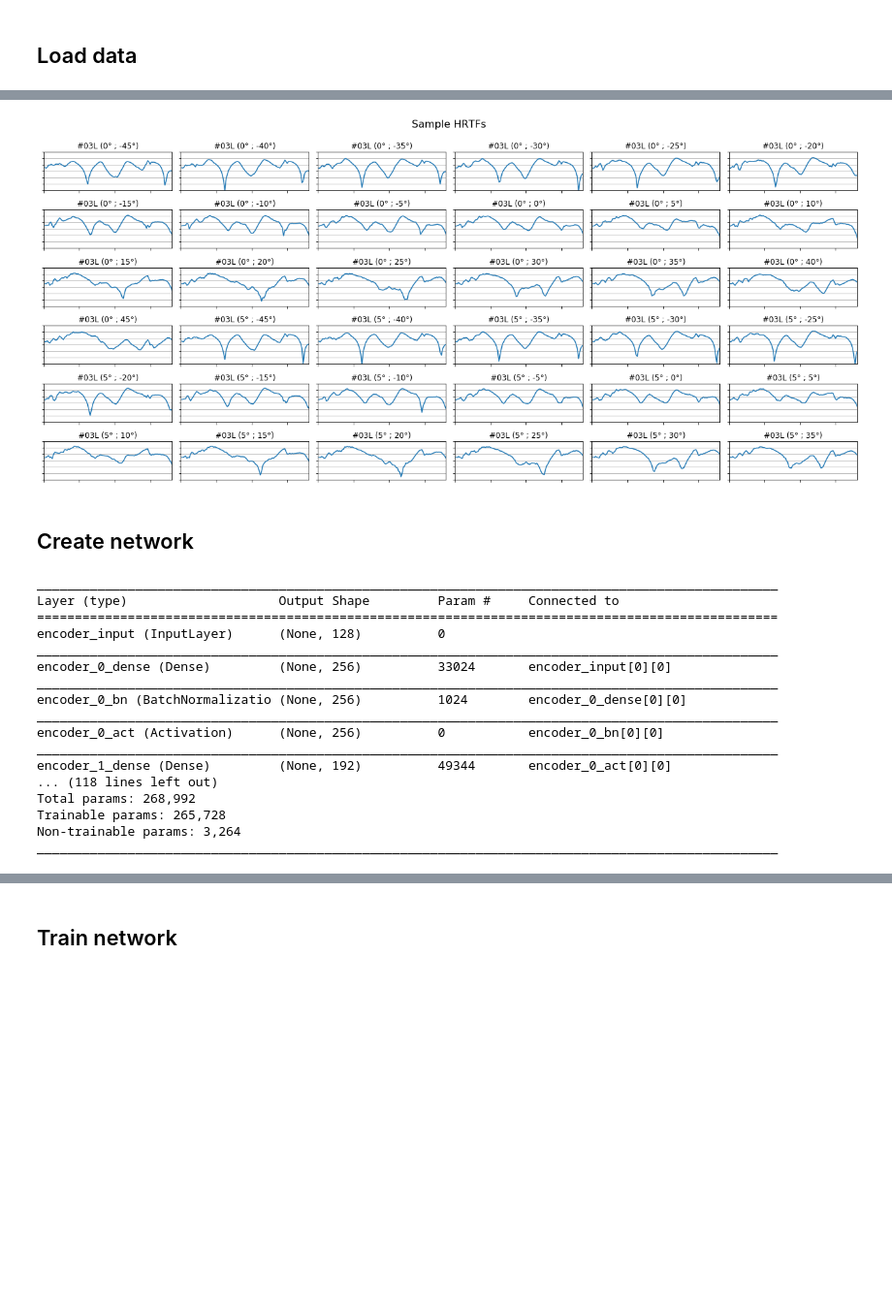
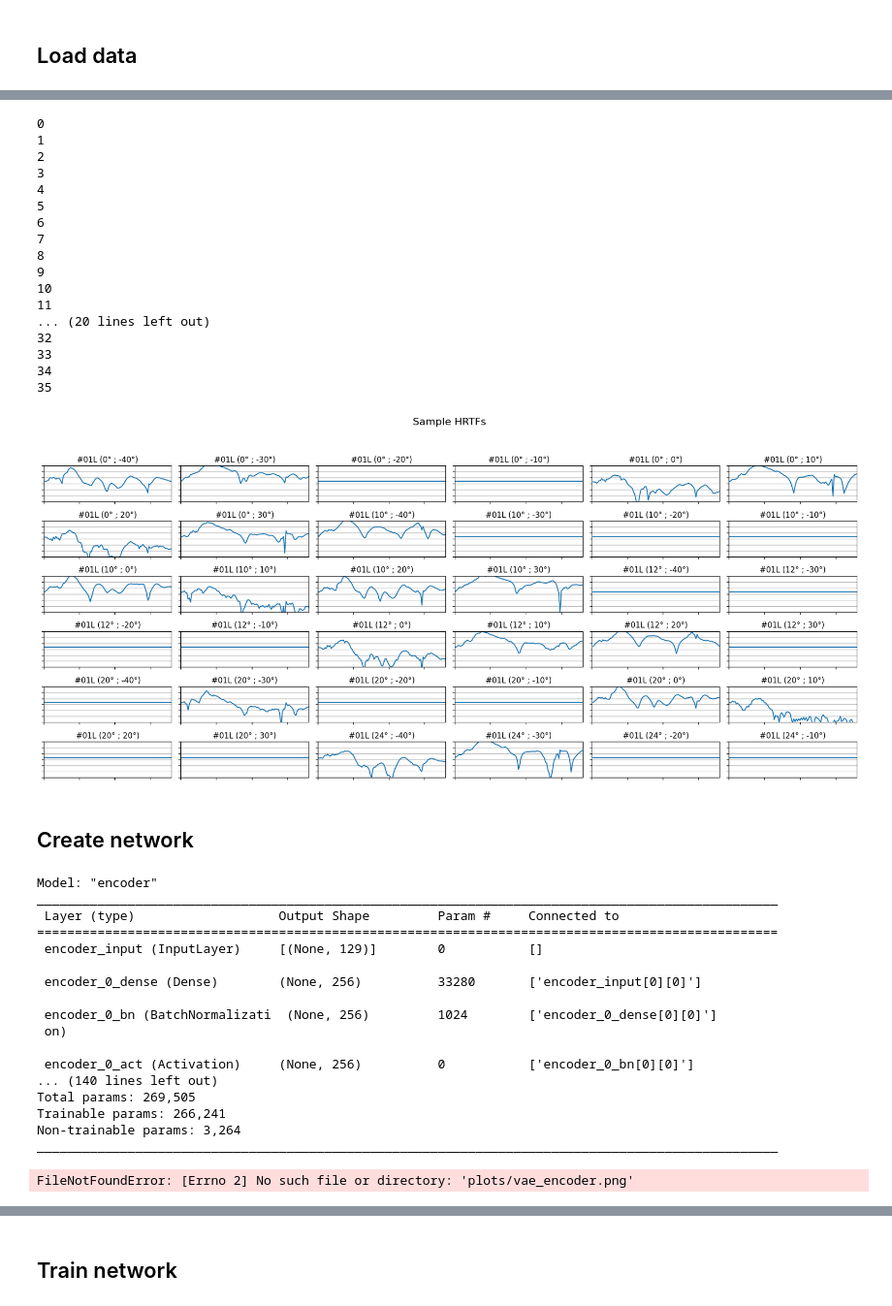
Before and after one commit to YLiAcoustics/HRTF-individualization-DL-adapted, a Jupyter notebook: vae_hutubs_chen2019.ipynb, the cells around one changed output, grey strips where cells are left out. Shown at 97% size. Saved outputs shown, nothing was run; the diff lists cells and outputs as text; code cells hidden in the pictures; blank space fills up the shorter version.

Commit message:
until 'train network'

```diff
--- a/vae_hutubs_chen2019.ipynb
+++ b/vae_hutubs_chen2019.ipynb
@@ -296,27 +314,45 @@ y_test['azimuth_norm'] = [a/stddeg if a<=180 else (a-360)/stddeg for a in y_test
 # %%
 nr, nc = 6, 6
 w = 18
 h = w / 2.2
-f = sio.loadmat('./data/hutubs_hrtf/configs.mat')['f'][0]
+f = sio.loadmat('./HRTF data for DL/freq_matlab.mat')['X'][0]
 offs = 30
 
 fig, ax = plt.subplots(nr, nc, figsize=(w, h))
 for i, a in enumerate(ax.flatten()):
-    a.plot(f, x_train[i])
+    a.plot(f, x_train[i*100])
     a.set_title('#{:02}{} ({:.0f}° ; {:.0f}°)'.format(
             y_train['id'].iloc[i], y_train['ear'].iloc[i][0].upper(),
             y_train['azimuth'].iloc[i], y_train['elevation'].iloc[i]))
     a.set_ylim([-1.2, 1.2])
     a.set_xlim([0, 18000])
     a.set_yticks(np.arange(-1.5, 1.51, 0.5))
     a.yaxis.grid()
     a.set_yticklabels([])
     a.set_xticklabels([])
     #a.axis('off')
+    print(i)
 fig.suptitle('Sample HRTFs', fontsize=16)
 fig.tight_layout(rect=[0,0,1,0.94])
 # %% [output]
+0
+1
+2
+3
+4
+5
+6
+7
+8
+9
+10
+11
+... (20 lines left out)
+32
+33
+34
+35
-[figure, old version]
+[figure, new version]
 # %% [markdown]
 ## Create network
 # %%
@@ -336,20 +372,21 @@ curr_epoch = 0
 log_id = int(time.time()) % 99999999
 tensorboard_destination = f'./logs/{log_id}'
 # %% [output]
+Model: "encoder"
 __________________________________________________________________________________________________
-Layer (type)                    Output Shape         Param #     Connected to
+ Layer (type)                   Output Shape         Param #     Connected to
 ==================================================================================================
-encoder_input (InputLayer)      (None, 128)          0
-__________________________________________________________________________________________________
-encoder_0_dense (Dense)         (None, 256)          33024       encoder_input[0][0]
-__________________________________________________________________________________________________
-encoder_0_bn (BatchNormalizatio (None, 256)          1024        encoder_0_dense[0][0]
-__________________________________________________________________________________________________
-encoder_0_act (Activation)      (None, 256)          0           encoder_0_bn[0][0]
-__________________________________________________________________________________________________
-encoder_1_dense (Dense)         (None, 192)          49344       encoder_0_act[0][0]
-... (118 lines left out)
-Total params: 268,992
-Trainable params: 265,728
+ encoder_input (InputLayer)     [(None, 129)]        0           []
+
+ encoder_0_dense (Dense)        (None, 256)          33280       ['encoder_input[0][0]']
+
+ encoder_0_bn (BatchNormalizati  (None, 256)         1024        ['encoder_0_dense[0][0]']
+ on)
+
+ encoder_0_act (Activation)     (None, 256)          0           ['encoder_0_bn[0][0]']
+... (140 lines left out)
+Total params: 269,505
+Trainable params: 266,241
 Non-trainable params: 3,264
 __________________________________________________________________________________________________
+FileNotFoundError: [Errno 2] No such file or directory: 'plots/vae_encoder.png'
```
Also changed, not shown: parts of 6 cells of this notebook, 2 other files.
